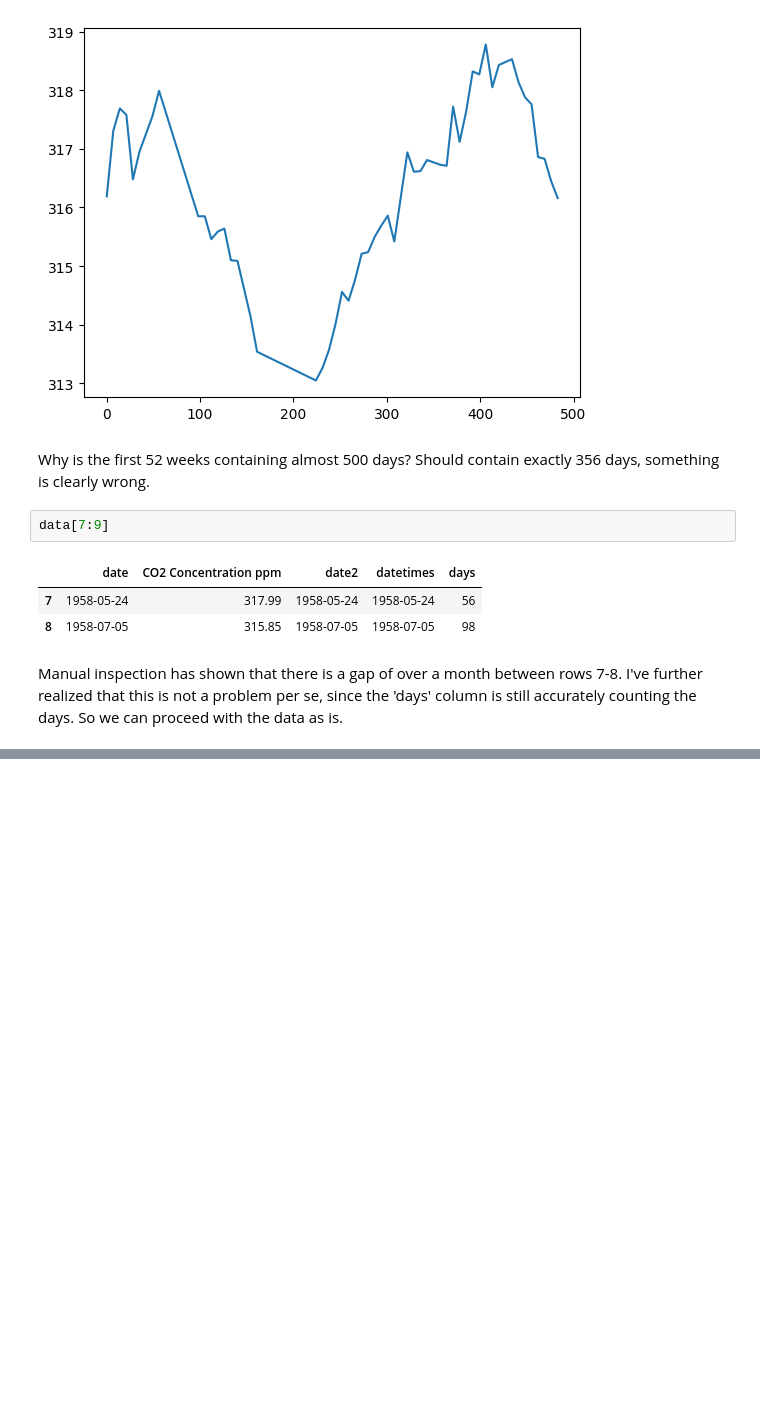
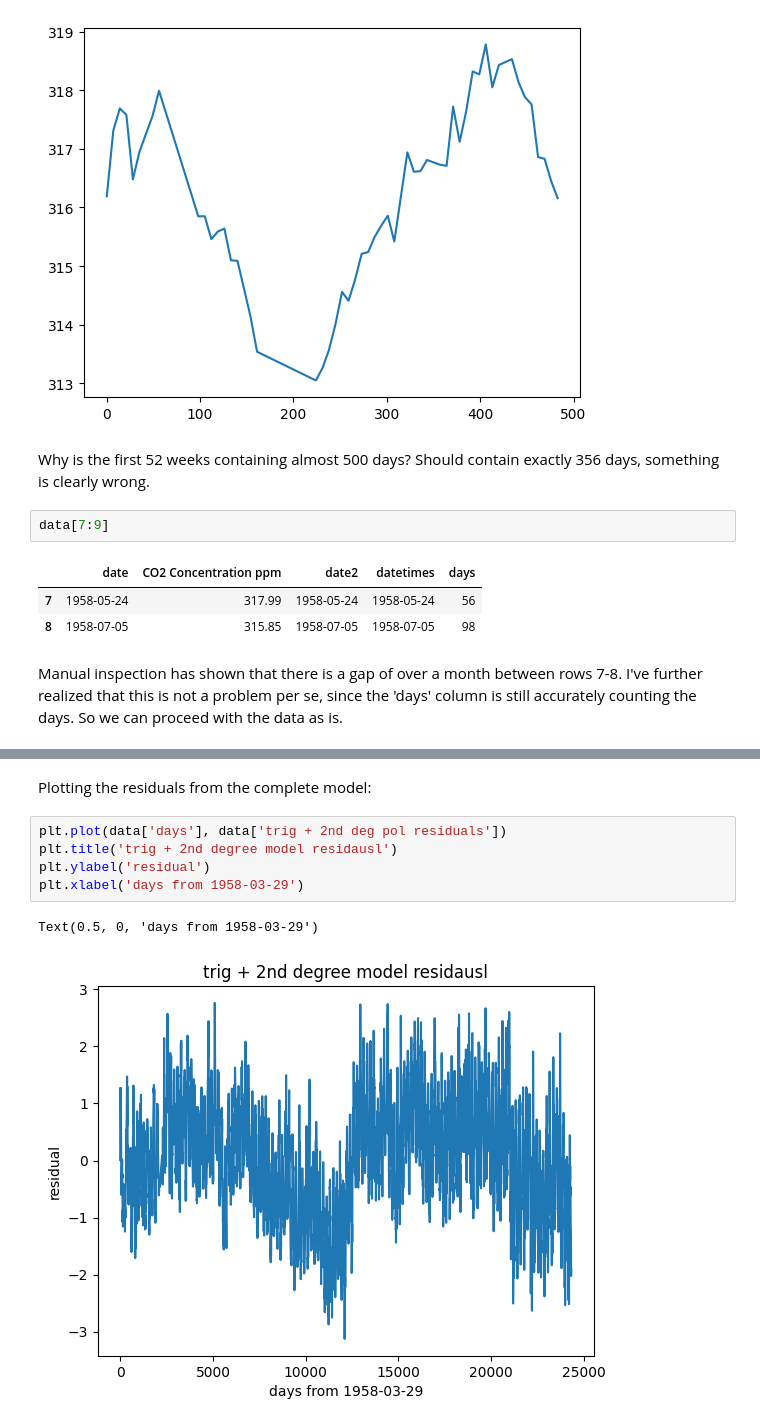
Before and after one commit to nordqvig/SMPE_Georgios_Public, a Jupyter notebook: MOOC/MOOCModule3/PeerAssessmentTask/PeerAssessmentSujet1.ipynb, the cells around one changed output, grey strips where cells are left out. Cells and saved outputs as stored; diff of their text form; blank space fills up the shorter version.

```diff
--- a/MOOC/MOOCModule3/PeerAssessmentTask/PeerAssessmentSujet1.ipynb
+++ b/MOOC/MOOCModule3/PeerAssessmentTask/PeerAssessmentSujet1.ipynb
@@ -89,0 +126,10 @@ Manual inspection has shown that there is a gap of over a month between rows 7-8
+# %% [markdown]
+Plotting the residuals from the complete model:
+# %%
+plt.plot(data['days'], data['trig + 2nd deg pol residuals'])
+plt.title('trig + 2nd degree model residausl')
+plt.ylabel('residual')
+plt.xlabel('days from 1958-03-29')
+# %% [output]
+Text(0.5, 0, 'days from 1958-03-29')
+[figure, added]
```
Also changed, not shown: parts of 15 cells of this notebook.
